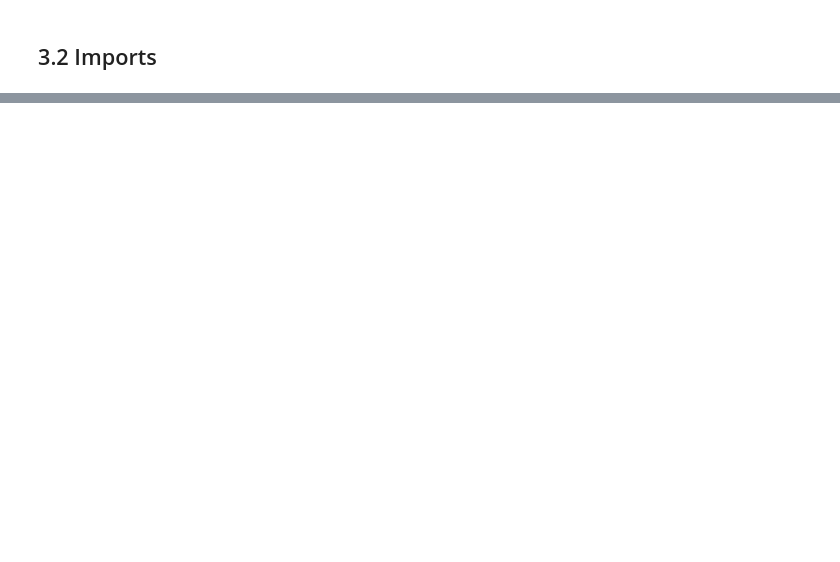
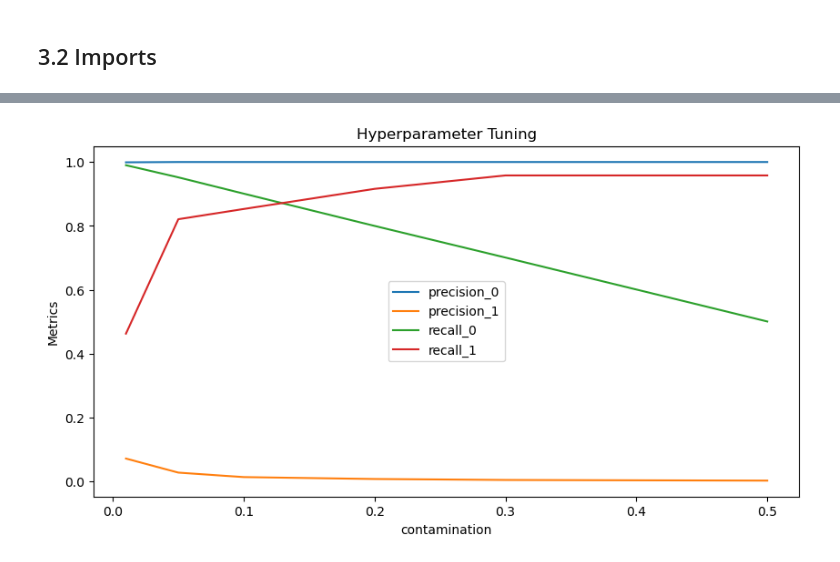
Before and after one commit to zxie9/Capstone-Project-Three, a Jupyter notebook: Notebooks/3. Modeling - Unsupervised.ipynb, the cells around one changed output, grey strips where cells are left out. Cells and saved outputs as stored; diff of their text form; code cells hidden in the pictures; blank space fills up the shorter version.

Commit message:
Modeling - Unsupervised

```diff
--- a/Notebooks/3. Modeling - Unsupervised.ipynb
+++ b/Notebooks/3. Modeling - Unsupervised.ipynb
@@ -61,4 +62,19 @@ X_test = sc.transform(X_test)
 # %%
-clf = IsolationForest(n_estimators=100, random_state=0)
+# Model (Using Default 'n_estimators' and 'contamination')
+clf = IsolationForest(n_estimators=100, contamination='auto', random_state=0)
 clf.fit(X_train)
 y_pred = clf.predict(X_test)
+
+# Rename Class labels
+y_pred[y_pred == 1] = 0
+y_pred[y_pred == -1] = 1
+
+# Metrics
+p, r, f, s = precision_recall_fscore_support(y_test, y_pred)
+IF_scores = [round(p[1], 2), round(r[1], 2), round(f[1], 2)]
+
+print(classification_report(y_test, y_pred))
+cm = confusion_matrix(y_test, y_pred)
+disp = ConfusionMatrixDisplay(confusion_matrix=cm, display_labels = ['Normal', 'Fraud'])
+disp.plot()
+plt.show()
@@ -88,0 +161,10 @@ F1 score:0.0692
+# %%
+# Combine all metric to a dataframe
+df_matrics = pd.DataFrame()
+df_matrics['contamination'] = cs
+df_matrics['precision_0'] = precision_0
+df_matrics['precision_1'] = precision_1
+df_matrics['recall_0'] = recall_0
+df_matrics['recall_1'] = recall_1
+
+df_matrics
@@ -88,0 +180,17 @@ F1 score:0.0692
+# %%
+# Plot the metrics
+df_matrics.plot(x='contamination', y=['precision_0', 'precision_1', 'recall_0', 'recall_1'], figsize=(10,5))
+
+# Set the x-axis label
+plt.xlabel('contamination')
+
+# Set the y-axis label
+plt.ylabel('Metrics')
+
+# Set the title of the plot
+plt.title('Hyperparameter Tuning')
+
+# Display the plot
+plt.show()
+# %% [output]
+[figure, added]
```
Also changed, not shown: parts of 33 cells of this notebook.
